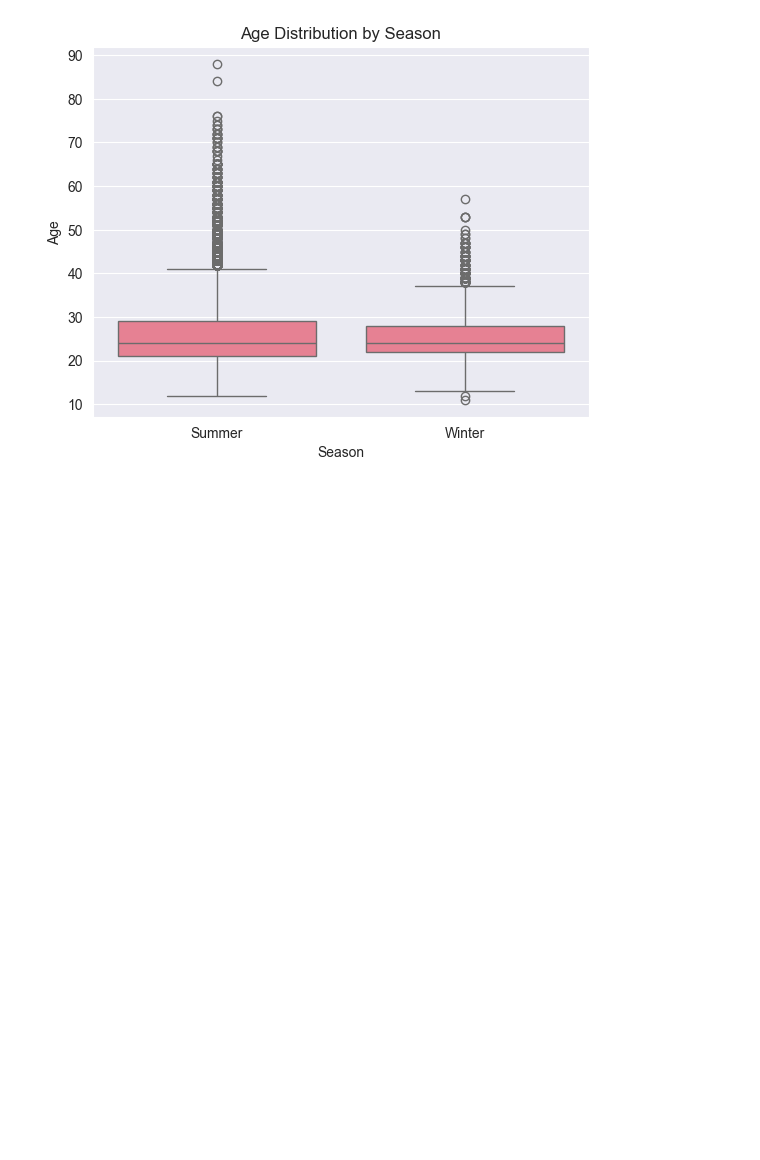
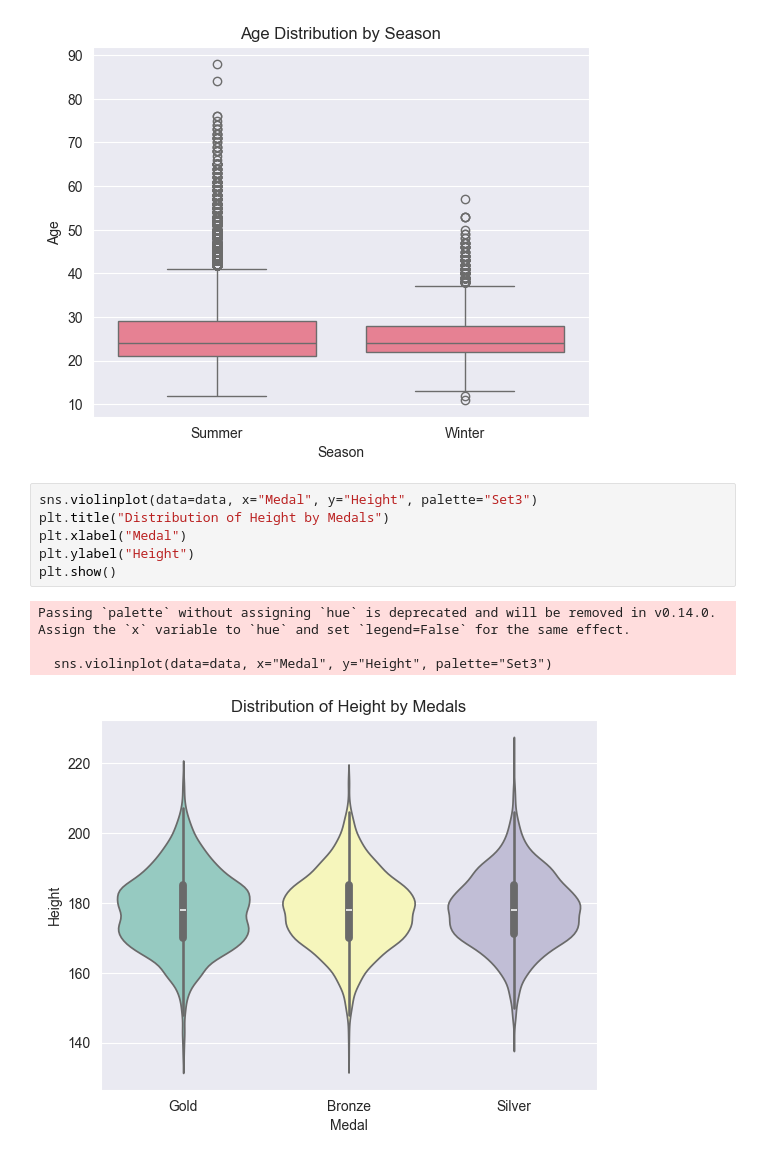
Before and after one commit to dobrywilczurek/Olympic_data_EAD, a Jupyter notebook: Olympic_eda.ipynb, the cells around one changed output. Drawn from its saved outputs; the diff is of its cells as text; blank space fills up the shorter version.

```diff
--- a/Olympic_eda.ipynb
+++ b/Olympic_eda.ipynb
@@ -356,3 +356,14 @@ plt.ylabel("Age")
 plt.show()
 # %% [output]
 [figure]
+# %%
+sns.violinplot(data=data, x="Medal", y="Height", palette="Set3")
+plt.title("Distribution of Height by Medals")
+plt.xlabel("Medal")
+plt.ylabel("Height")
+plt.show()
+# %% [output]
+Passing `palette` without assigning `hue` is deprecated and will be removed in v0.14.0. Assign the `x` variable to `hue` and set `legend=False` for the same effect.
+
+  sns.violinplot(data=data, x="Medal", y="Height", palette="Set3")
+[figure, added]
```
Also changed, not shown: parts of 6 cells of this notebook.
